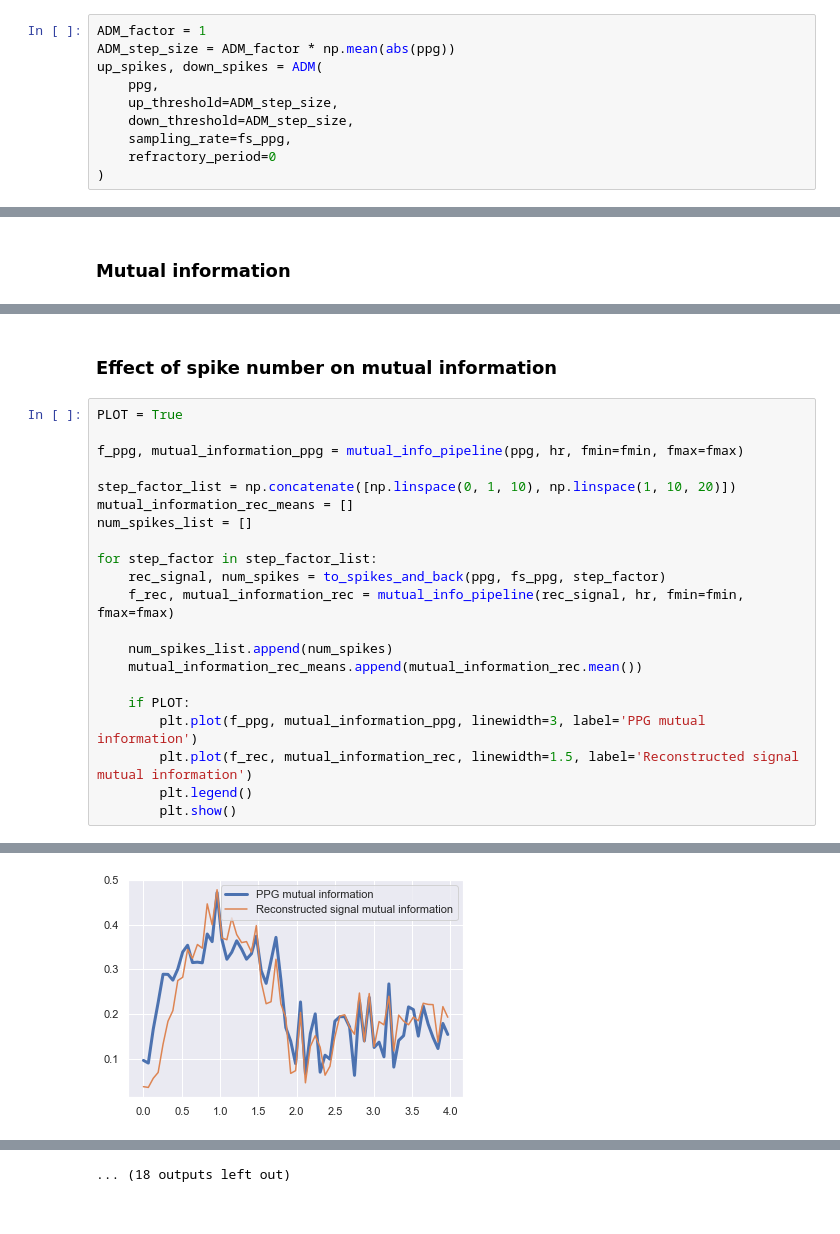
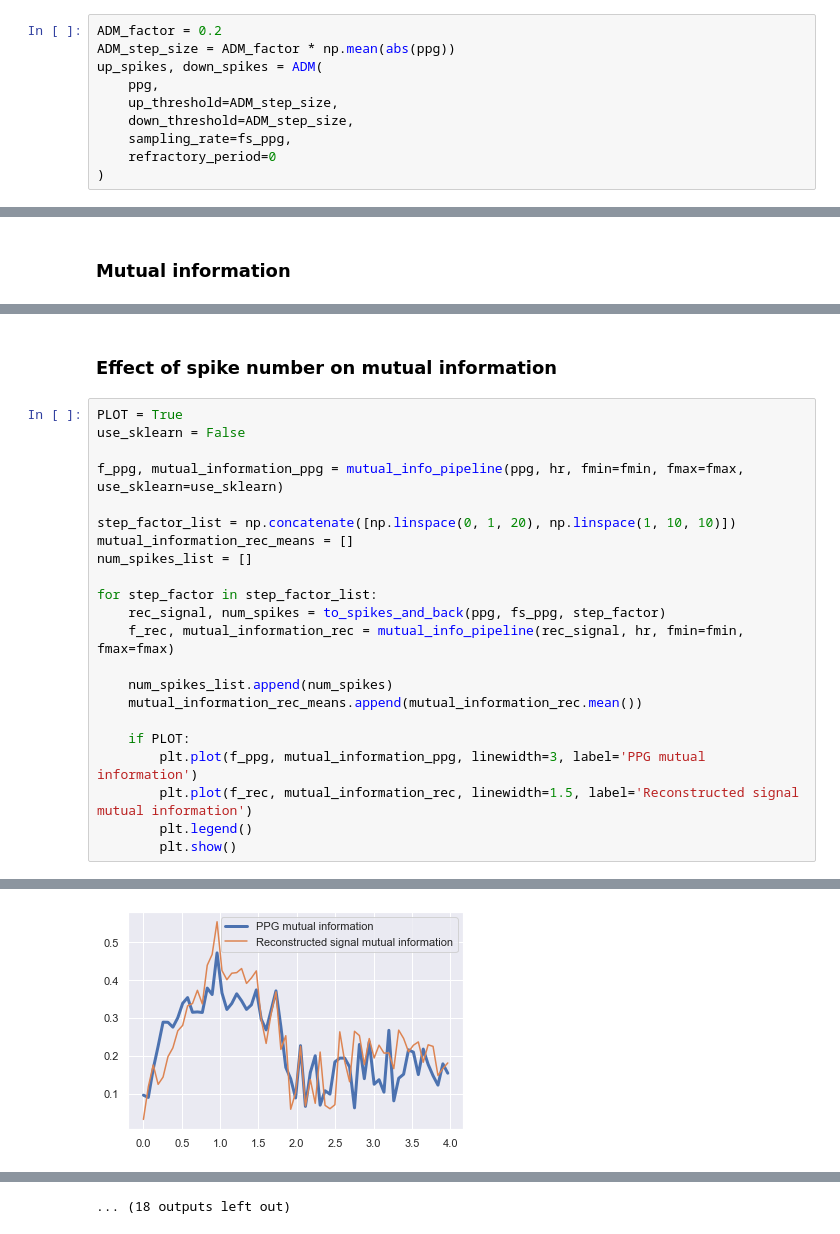
Before and after one commit to pennfranc/adm-ppg-analysis, a Jupyter notebook: mutual information analysis.ipynb, the cells around one changed output, grey strips where cells are left out. Saved outputs shown, nothing was run; the diff lists cells and outputs as text.

```diff
--- a/mutual information analysis.ipynb
+++ b/mutual information analysis.ipynb
@@ -50,7 +58,7 @@ Text(0.5, 0, 'Time [s]')
 # %% [markdown]
 ### Run PPG through ADM
 # %%
-ADM_factor = 1
+ADM_factor = 0.2
 ADM_step_size = ADM_factor * np.mean(abs(ppg))
 up_spikes, down_spikes = ADM(
     ppg,
@@ -116,11 +124,12 @@ plt.plot(f_rec, mutual_information_rec)
-# %% [markdown]
-### Effect of spike number on mutual information
+# %% [markdown]
+### Effect of spike number on mutual information
 # %%
 PLOT = True
+use_sklearn = False
 
-f_ppg, mutual_information_ppg = mutual_info_pipeline(ppg, hr, fmin=fmin, fmax=fmax)
+f_ppg, mutual_information_ppg = mutual_info_pipeline(ppg, hr, fmin=fmin, fmax=fmax, use_sklearn=use_sklearn)
 
-step_factor_list = np.concatenate([np.linspace(0, 1, 10), np.linspace(1, 10, 20)])
+step_factor_list = np.concatenate([np.linspace(0, 1, 20), np.linspace(1, 10, 10)])
 mutual_information_rec_means = []
 num_spikes_list = []
 
@@ -144 +153 @@ for step_factor in step_factor_list:
-[figure, old version]
+[figure, new version]
```
Also changed, not shown: parts of 21 cells of this notebook, 1 other file.
